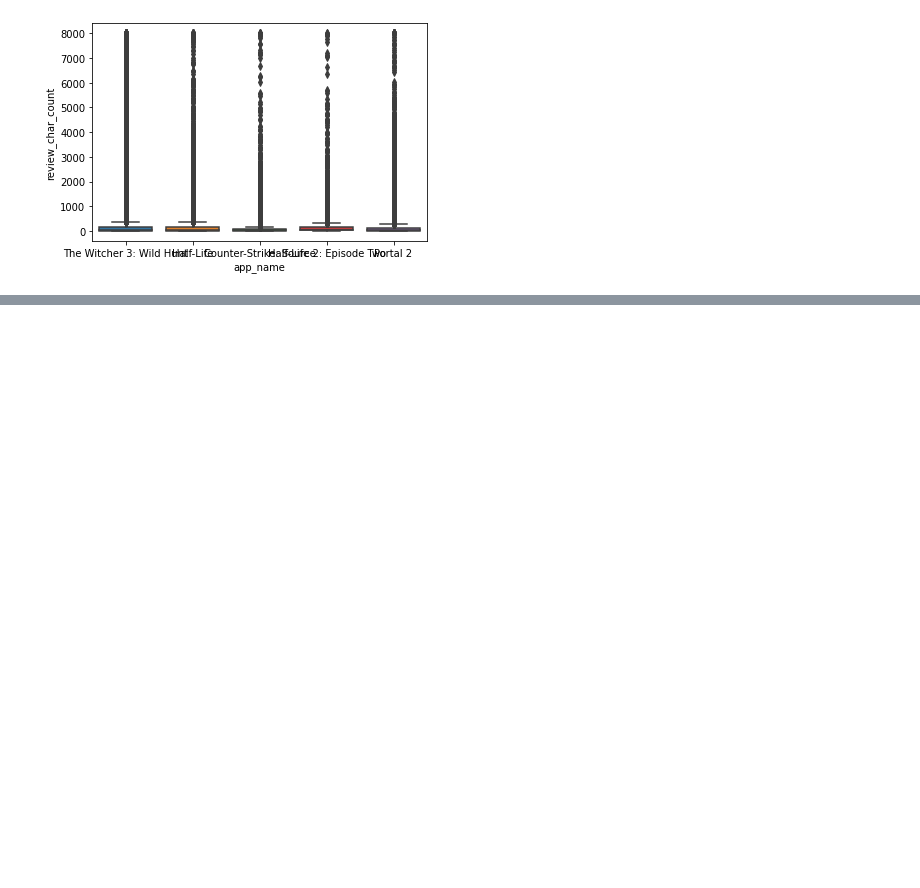
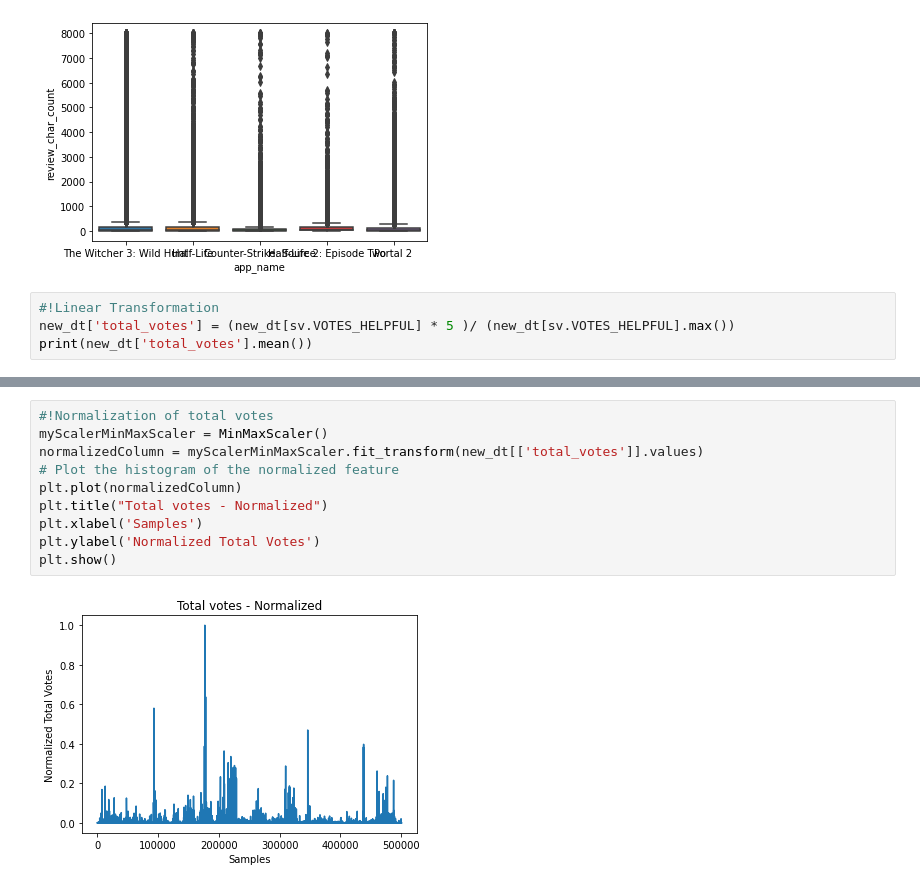
Before and after one commit to MiguelFerreira18/Steam_Review_MCHL, a Jupyter notebook: notebook.ipynb, the cells around one changed output, grey strips where cells are left out. Saved outputs shown, nothing was run; the diff lists cells and outputs as text; blank space fills up the shorter version.

```diff
--- a/notebook.ipynb
+++ b/notebook.ipynb
@@ -122,3 +122,7 @@ See the caveats in the documentation: https://pandas.pydata.org/pandas-docs/stab
   new_dt["review_char_count"] = new_dt["review"].apply(len)
 <AxesSubplot:xlabel='app_name', ylabel='review_char_count'>
 [figure]
+# %%
+#!Linear Transformation
+new_dt['total_votes'] = (new_dt[sv.VOTES_HELPFUL] * 5 )/ (new_dt[sv.VOTES_HELPFUL].max())
+print(new_dt['total_votes'].mean())
@@ -124,0 +136,12 @@ See the caveats in the documentation: https://pandas.pydata.org/pandas-docs/stab
+# %%
+#!Normalization of total votes
+myScalerMinMaxScaler = MinMaxScaler()
+normalizedColumn = myScalerMinMaxScaler.fit_transform(new_dt[['total_votes']].values)
+# Plot the histogram of the normalized feature
+plt.plot(normalizedColumn)
+plt.title("Total votes - Normalized")
+plt.xlabel('Samples')
+plt.ylabel('Normalized Total Votes')
+plt.show()
+# %% [output]
+[figure, added]
```
Also changed, not shown: parts of 2 cells of this notebook, 1 other file.
